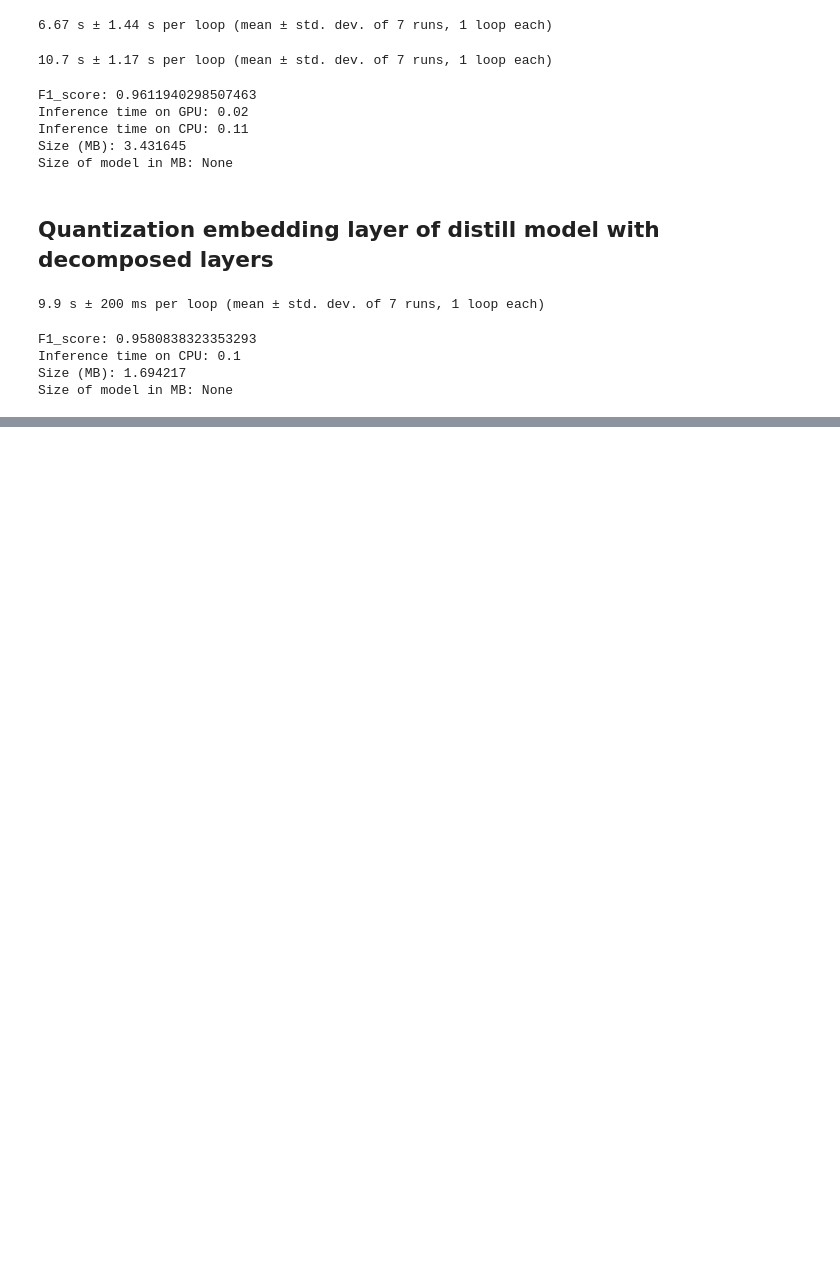
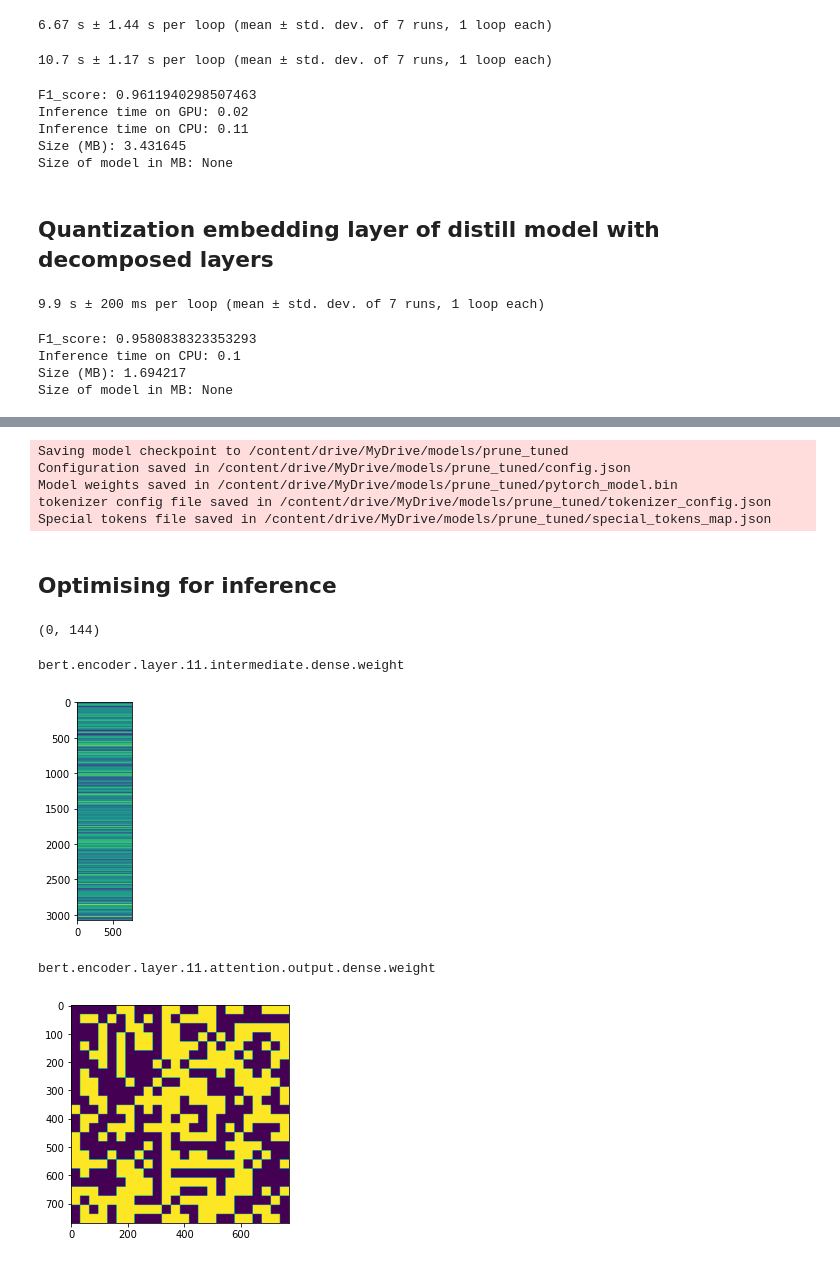
Before and after one commit to DanilaMilo/Compression-Language-Model, a Jupyter notebook: Compression_Language_Model(BERT).ipynb, the cells around one changed output, grey strips where cells are left out. Saved outputs shown, nothing was run; the diff lists cells and outputs as text; code cells hidden in the pictures; blank space fills up the shorter version.

Commit message:
Add pruning.

```diff
--- a/Compression_Language_Model(BERT).ipynb
+++ b/Compression_Language_Model(BERT).ipynb
@@ -1326,0 +1471,12 @@ Size of model in MB: None
+# %%
+from transformers import AutoModelForSequenceClassification
+from nn_pruning.patch_coordinator import ModelPatchingCoordinator
+
+device = torch.device("cuda" if torch.cuda.is_available() else "cpu")
+
+mpc = ModelPatchingCoordinator(
+    sparse_args=sparse_args,
+    device=device,
+    cache_dir="checkpoints",
+    logit_names="logits",
+    teacher_constructor=None)
@@ -1326,0 +1489,10 @@ Size of model in MB: None
+# %%
+trainer = PruningTrainer(
+    sparse_args=sparse_args,
+    args=args,
+    model=model,
+    train_dataset=train_dataset,
+    eval_dataset=valid_dataset,
+    tokenizer=tokenizer,
+    compute_metrics=compute_metrics,
+)
@@ -1326,0 +1501,2 @@ Size of model in MB: None
+# %%
+trainer.set_patch_coordinator(mpc)
@@ -1326,0 +1505,2 @@ Size of model in MB: None
+# %%
+trainer.train();
@@ -1326,0 +1540,33 @@ Size of model in MB: None
+# %%
+output_model_path = "/content/drive/MyDrive/models/prune_tuned"
+trainer.save_model(output_model_path)
+# %% [output]
+Saving model checkpoint to /content/drive/MyDrive/models/prune_tuned
+Configuration saved in /content/drive/MyDrive/models/prune_tuned/config.json
+Model weights saved in /content/drive/MyDrive/models/prune_tuned/pytorch_model.bin
+tokenizer config file saved in /content/drive/MyDrive/models/prune_tuned/tokenizer_config.json
+Special tokens file saved in /content/drive/MyDrive/models/prune_tuned/special_tokens_map.json
+# %% [markdown]
+## Optimising for inference
+# %%
+mpc.compile_model(trainer.model)
+# %% [output]
+(0, 144)
+# %%
+from matplotlib import pyplot as plt
+
+parameters = dict(trainer.model.named_parameters())
+param_names = ["bert.encoder.layer.11.intermediate.dense.weight",
+               "bert.encoder.layer.11.attention.output.dense.weight"]
+
+for param_name in param_names:
+    w = parameters[param_name]
+    print(param_name)
+
+    plt.imshow((w != 0).detach().cpu())
+    plt.show()
+# %% [output]
+bert.encoder.layer.11.intermediate.dense.weight
+[figure, added]
+bert.encoder.layer.11.attention.output.dense.weight
+[figure, added]
```
Also changed, not shown: parts of 34 cells of this notebook.
